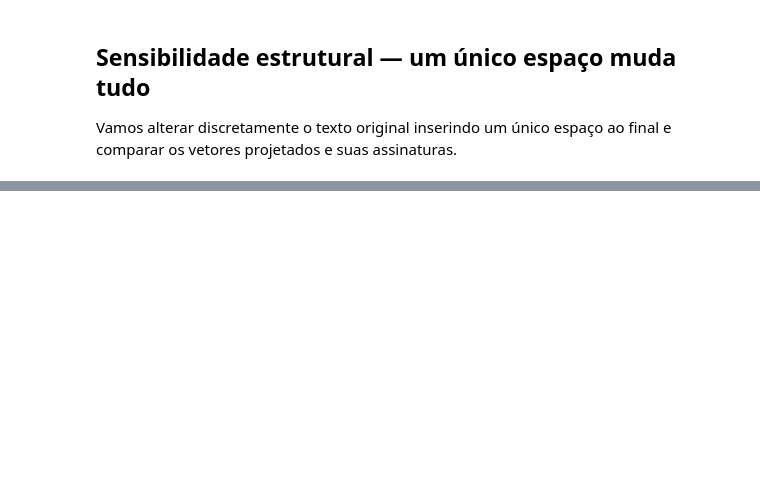
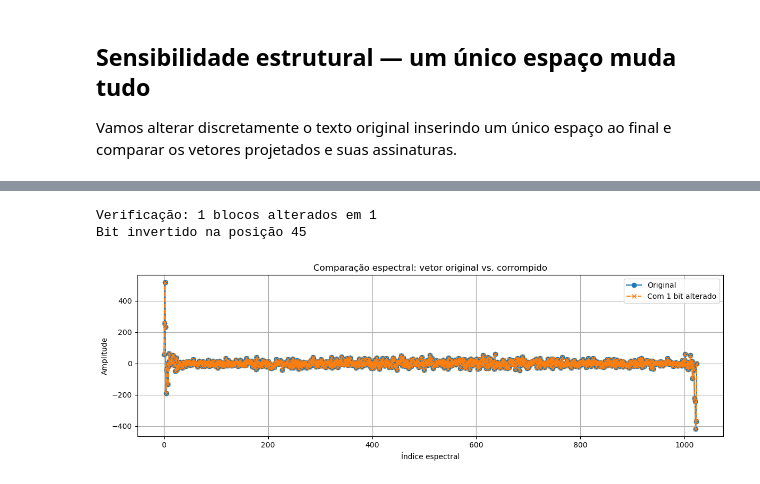
Before and after one commit to costaalv/projeto-delta, a Jupyter notebook: notebooks/03_verificacao_de_integridade_em_arquivos.ipynb, the cells around one changed output, grey strips where cells are left out. Drawn from its saved outputs; the diff is of its cells as text; code cells hidden in the pictures; blank space fills up the shorter version.

```diff
--- a/notebooks/03_verificacao_de_integridade_em_arquivos.ipynb
+++ b/notebooks/03_verificacao_de_integridade_em_arquivos.ipynb
@@ -224,0 +187,65 @@ Assinatura alterada:  a56d6196701974f00f66c947f0dbe2f7da55594177212ebab31eef5918
+# %%
+%%time
+import numpy as np
+import matplotlib.pyplot as plt
+import hashlib
+import random
+import cip
+
+# Texto original
+dados = texto.encode("utf-8")
+
+# --- Cifrar com offset fixo (para consistência) ---
+offset = 2_000_000
+pacote = cip.cifrar(dados, offset=offset)
+assinaturas, chave = cip.assinar(dados, offset=offset)
+
+# --- Inverter 1 bit aleatório no dado original ---
+dados_corrompidos = bytearray(dados)
+pos = random.randint(0, len(dados_corrompidos) - 1)
+dados_corrompidos[pos] ^= 0b00000001
+
+# --- Verificar os dados corrompidos ---
+alterados, total = cip.verificar(bytes(dados_corrompidos), assinaturas, offset=offset)
+print(f"\nVerificação: {alterados} blocos alterados em {total}")
+print(f"Bit invertido na posição {pos}")
+
+# --- Decifrar vetores projetados diretamente ---
+from cip._internals import _carregar_delta_pi, _construir_matriz_cossenos, _codificar_bloco
+from numpy.linalg import eigh, pinv
+
+delta_array = _carregar_delta_pi()
+size = chave["size"]
+F = delta_array[offset:offset + size]
+x = np.arange(5_000_000 + offset, 5_000_000 + offset + size)
+C = _construir_matriz_cossenos(F, x)
+_, autovetores = eigh(C)
+base = autovetores[:, -size:]
+base_inv = pinv(base)
+
+proj_orig = base_inv @ _codificar_bloco(dados, size)
+proj_corr = base_inv @ _codificar_bloco(bytes(dados_corrompidos), size)
+
+# Assinaturas vetoriais
+hash_orig = hashlib.sha256(proj_orig.astype(np.float32).tobytes()).hexdigest()
+hash_corr = hashlib.sha256(proj_corr.astype(np.float32).tobytes()).hexdigest()
+
+# --- Plotagem das projeções ---
+plt.figure(figsize=(12, 4))
+plt.plot(proj_orig, label="Original", linestyle='-', marker='o')
+plt.plot(proj_corr, label="Com 1 bit alterado", linestyle='--', marker='x')
+plt.title("Comparação espectral: vetor original vs. corrompido")
+plt.xlabel("Índice espectral")
+plt.ylabel("Amplitude")
+plt.legend()
+plt.grid(True)
+plt.tight_layout()
+plt.show()
+
+# --- Mostra assinaturas ---
+print("\nAssinatura original :", hash_orig)
+print("Assinatura corrompida:", hash_corr)
+# %% [output]
+Verificação: 1 blocos alterados em 1
+Bit invertido na posição 45
+[figure, added]
```
Also changed, not shown: parts of 10 cells of this notebook, 13 other files.
